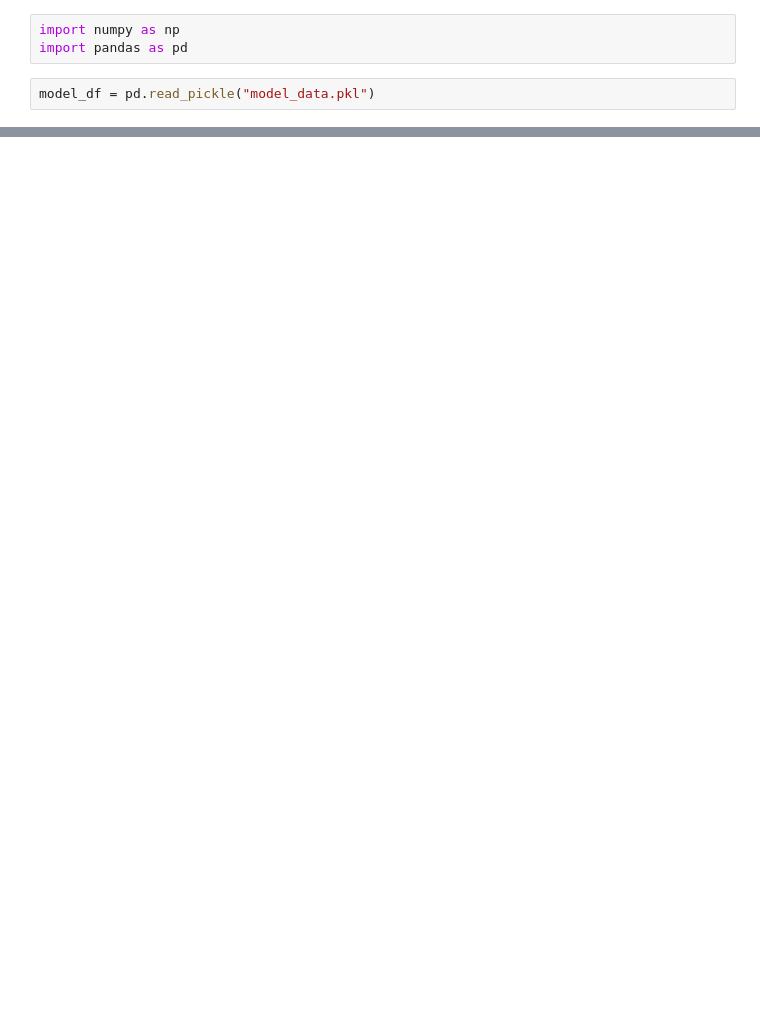
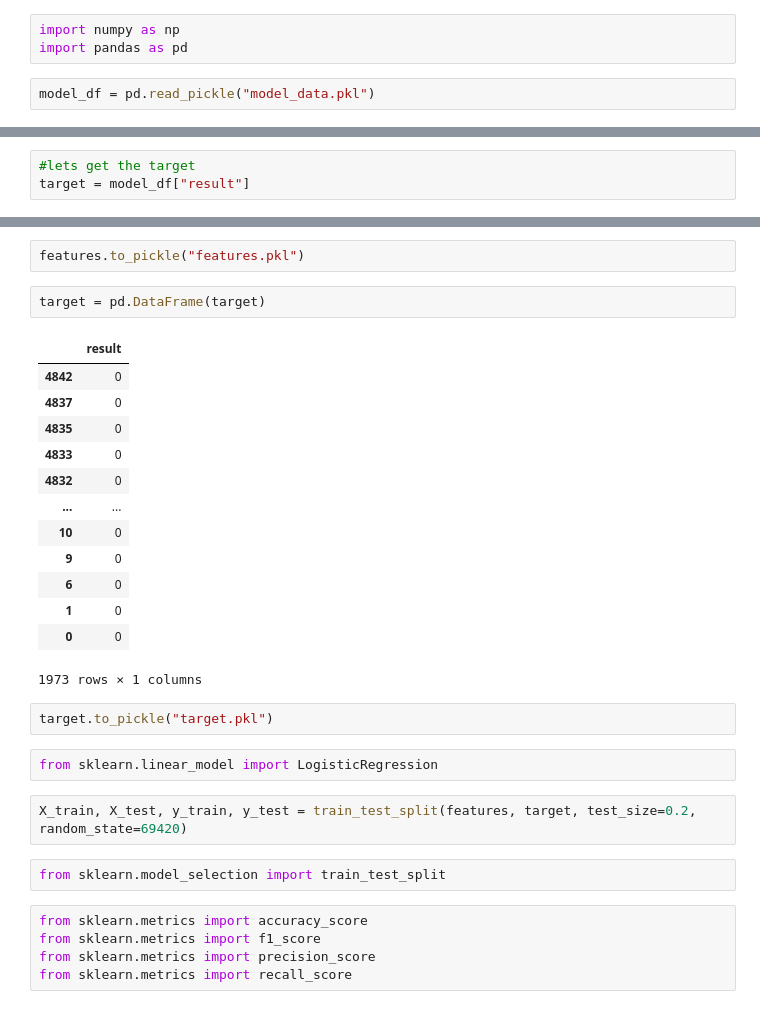
Before and after one commit to aleshashilov25/ufc-predictor, a Jupyter notebook: UFC AI/feature engineering.ipynb, the cells around one changed output, grey strips where cells are left out. Drawn from its saved outputs; the diff is of its cells as text; blank space fills up the shorter version.

```diff
--- a/UFC AI/feature engineering.ipynb
+++ b/UFC AI/feature engineering.ipynb
@@ -25,0 +267,3 @@ model_df
+# %%
+#lets get the target
+target = model_df["result"]
@@ -25,0 +340,31 @@ model_df
+# %%
+features.to_pickle("features.pkl")
+# %%
+target = pd.DataFrame(target)
+# %% [output]
+|  | result |
+| 4842 | 0 |
+| 4837 | 0 |
+| 4835 | 0 |
+| 4833 | 0 |
+| 4832 | 0 |
+| ... | ... |
+| 10 | 0 |
+| 9 | 0 |
+| 6 | 0 |
+| 1 | 0 |
+| 0 | 0 |
+1973 rows × 1 columns
+# %%
+target.to_pickle("target.pkl")
+# %%
+from sklearn.linear_model import LogisticRegression
+# %%
+X_train, X_test, y_train, y_test = train_test_split(features, target, test_size=0.2, random_state=69420)
+# %%
+from sklearn.model_selection import train_test_split
+# %%
+from sklearn.metrics import accuracy_score
+from sklearn.metrics import f1_score
+from sklearn.metrics import precision_score
+from sklearn.metrics import recall_score
```
Also changed, not shown: parts of 49 cells of this notebook, 16 other files.
